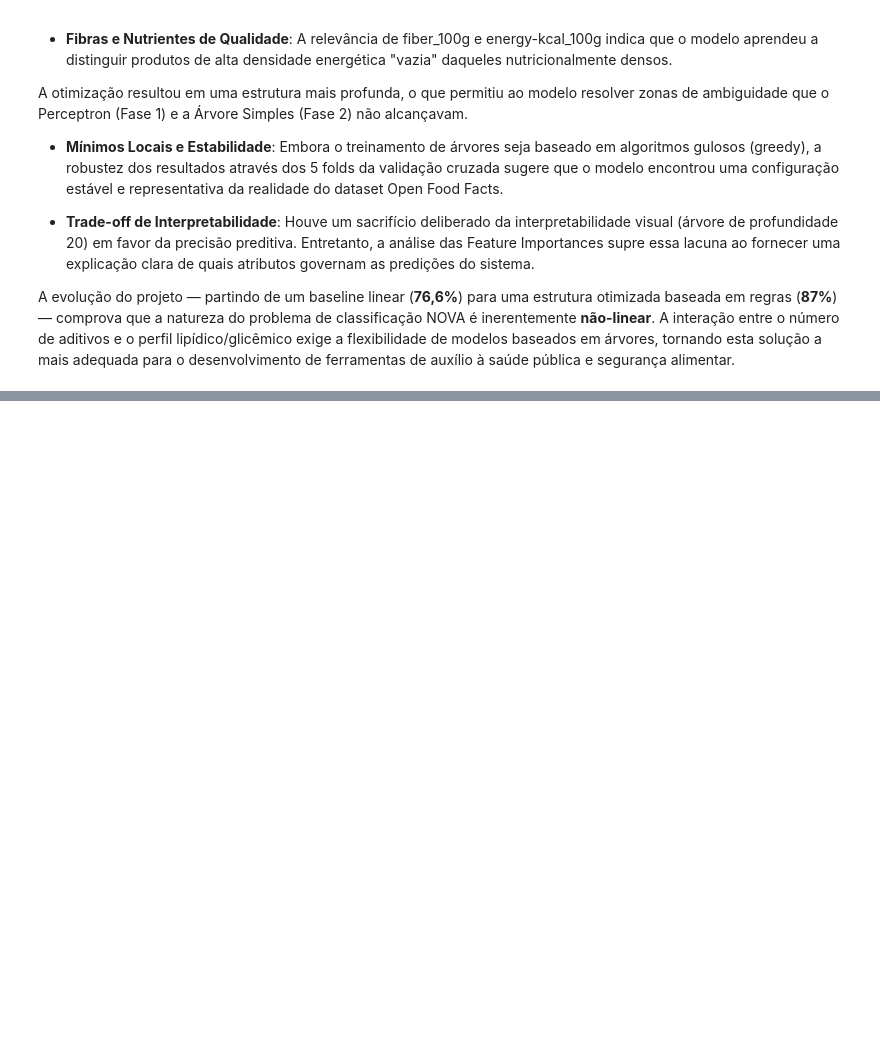
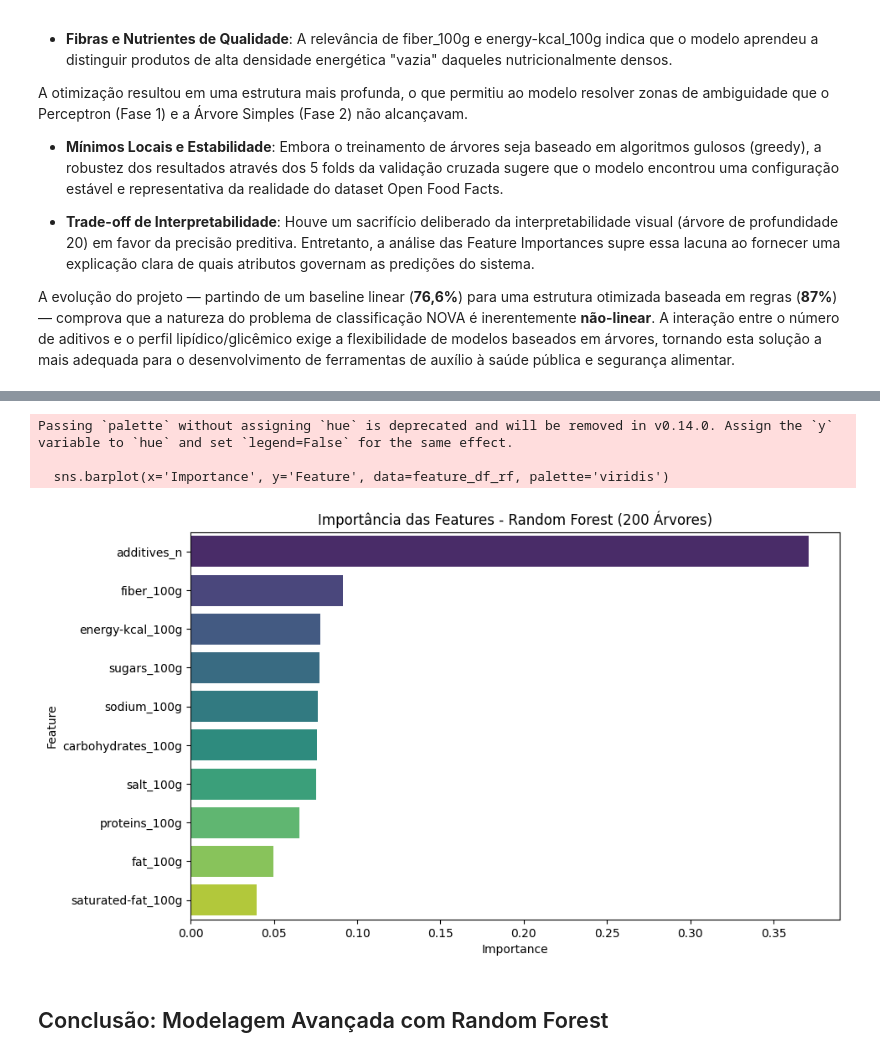
Before and after one commit to rennyzito/PD, a Jupyter notebook: main.ipynb, the cells around one changed output, grey strips where cells are left out. Cells and saved outputs as stored; diff of their text form; code cells hidden in the pictures; blank space fills up the shorter version.

```diff
--- a/main.ipynb
+++ b/main.ipynb
@@ -384,0 +393,25 @@ A evolução do projeto — partindo de um baseline linear (**76,6%**) para uma
+# %%
+from sklearn.ensemble import RandomForestClassifier
+from sklearn.model_selection import RandomizedSearchCV
+
+# 1. Pipeline
+pipeline_rf = Pipeline([
+    ('scaler', StandardScaler()),
+    ('clf', RandomForestClassifier(random_state=42, class_weight='balanced'))
+])
+
+# 2. Espaço de Busca (Hiperparâmetros de Ensemble)
+param_dist = {
+    'clf__n_estimators': [100, 200, 300],      # Número de árvores na floresta
+    'clf__max_depth': [10, 20, None],          # Profundidade de cada árvore
+    'clf__min_samples_leaf': [1, 2, 4],        # Regularização na base
+    'clf__max_features': ['sqrt', 'log2']      # Diversidade das árvores
+}
+
+# 3. Randomized Search com Validação Cruzada (5-fold)
+rf_search = RandomizedSearchCV(pipeline_rf, param_dist, n_iter=10,
+                               cv=5, scoring='f1_macro', n_jobs=-1, random_state=42)
+
+rf_search.fit(X_train, y_train)
+
+print(f"Melhores Parâmetros RF: {rf_search.best_params_}")
@@ -384,0 +420,6 @@ A evolução do projeto — partindo de um baseline linear (**76,6%**) para uma
+# %%
+best_rf = rf_search.best_estimator_
+y_pred_rf = best_rf.predict(X_test)
+
+print("===== RANDOM FOREST (ENSEMBLE) =====")
+print(classification_report(y_test, y_pred_rf))
@@ -384,0 +436,15 @@ A evolução do projeto — partindo de um baseline linear (**76,6%**) para uma
+# %%
+importances_rf = best_rf.named_steps['clf'].feature_importances_
+feature_df_rf = pd.DataFrame({'Feature': X.columns, 'Importance': importances_rf}).sort_values(by='Importance', ascending=False)
+
+plt.figure(figsize=(10,6))
+sns.barplot(x='Importance', y='Feature', data=feature_df_rf, palette='viridis')
+plt.title('Importância das Features - Random Forest (200 Árvores)')
+plt.show()
+# %% [output]
+Passing `palette` without assigning `hue` is deprecated and will be removed in v0.14.0. Assign the `y` variable to `hue` and set `legend=False` for the same effect.
+
+  sns.barplot(x='Importance', y='Feature', data=feature_df_rf, palette='viridis')
+[figure, added]
+# %% [markdown]
+## Conclusão: Modelagem Avançada com Random Forest
```
Also changed, not shown: parts of 9 cells of this notebook.
